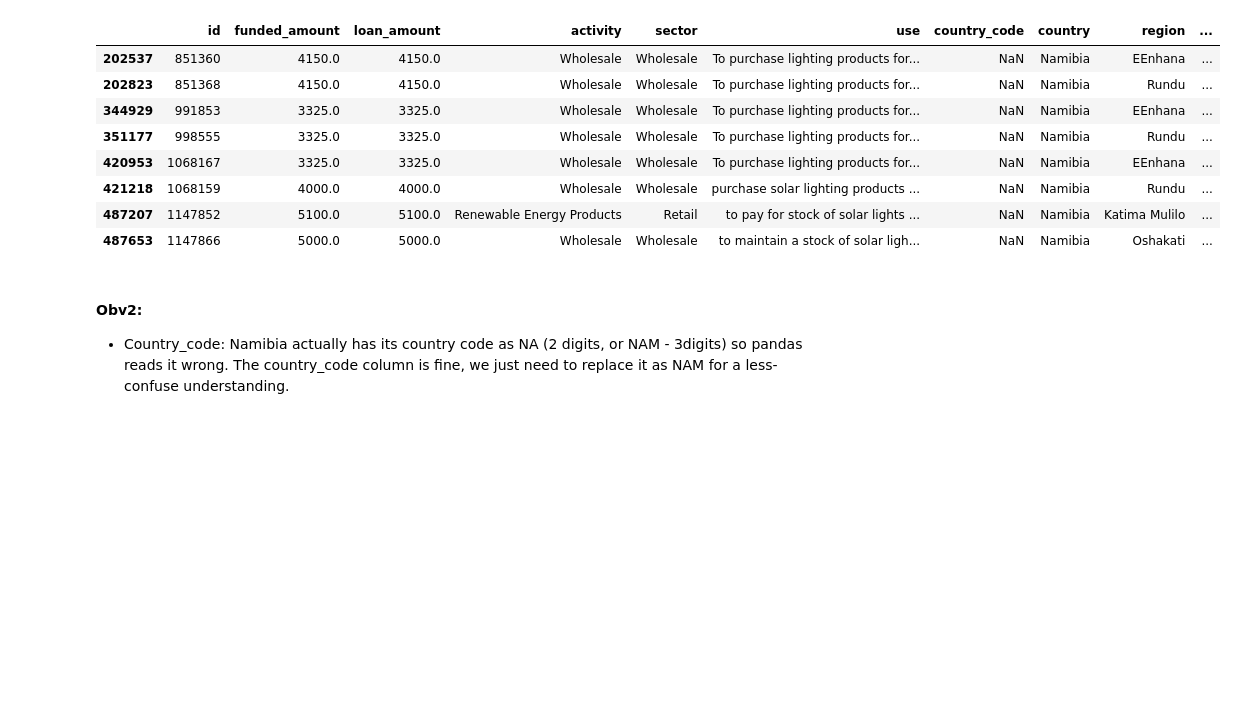
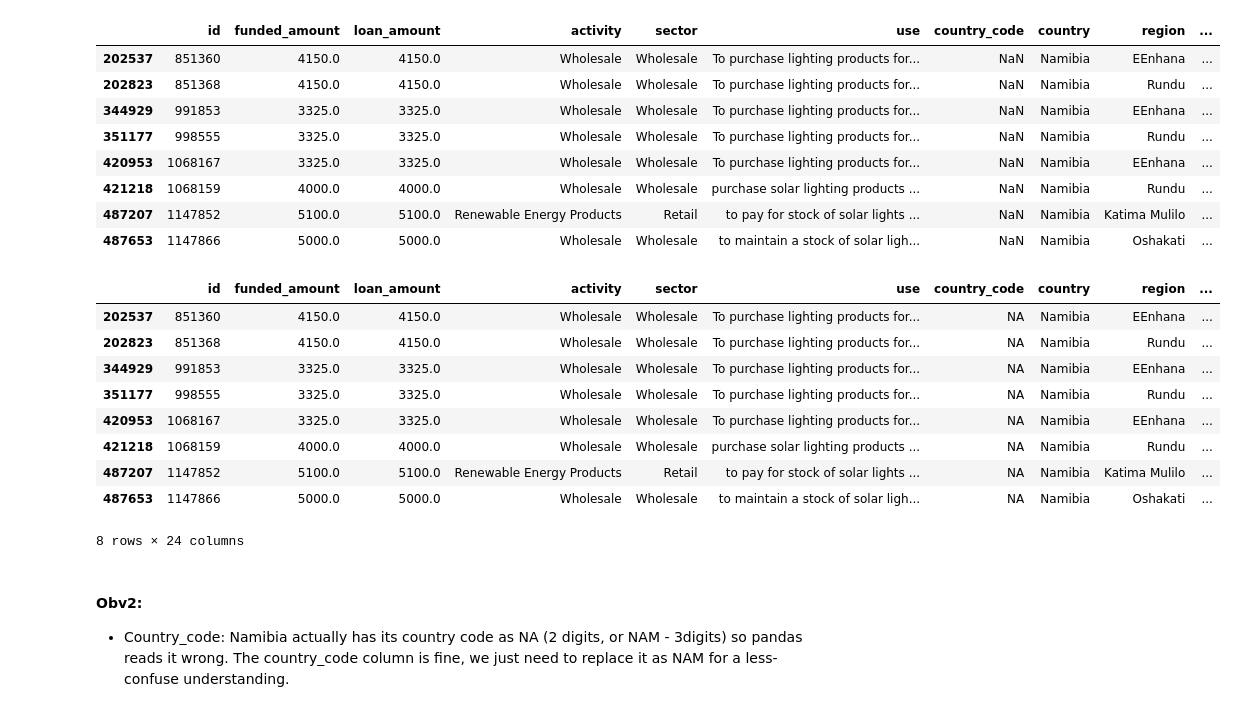
Before and after one commit to winnyduong/hb_hw_week2, a Jupyter notebook: A better Kiva .ipynb, the cells around one changed output. Cells and saved outputs as stored; diff of their text form; code cells hidden in the pictures; blank space fills up the shorter version.

```diff
--- a/A better Kiva .ipynb
+++ b/A better Kiva .ipynb
@@ -130,6 +132,19 @@ data[data['country_code'].isnull()]
 | 421218 | 1068159 | 4000.0 | 4000.0 | Wholesale | Wholesale | purchase solar lighting products ... | NaN | Namibia | Rundu | ... |
 | 487207 | 1147852 | 5100.0 | 5100.0 | Renewable Energy Products | Retail | to pay for stock of solar lights ... | NaN | Namibia | Katima Mulilo | ... |
 | 487653 | 1147866 | 5000.0 | 5000.0 | Wholesale | Wholesale | to maintain a stock of solar ligh... | NaN | Namibia | Oshakati | ... |
+# %%
+data[data['country'] == 'Namibia']
+# %% [output]
+|  | id | funded_amount | loan_amount | activity | sector | use | country_code | country | region | ... |
+| 202537 | 851360 | 4150.0 | 4150.0 | Wholesale | Wholesale | To purchase lighting products for... | NA | Namibia | EEnhana | ... |
+| 202823 | 851368 | 4150.0 | 4150.0 | Wholesale | Wholesale | To purchase lighting products for... | NA | Namibia | Rundu | ... |
+| 344929 | 991853 | 3325.0 | 3325.0 | Wholesale | Wholesale | To purchase lighting products for... | NA | Namibia | EEnhana | ... |
+| 351177 | 998555 | 3325.0 | 3325.0 | Wholesale | Wholesale | To purchase lighting products for... | NA | Namibia | Rundu | ... |
+| 420953 | 1068167 | 3325.0 | 3325.0 | Wholesale | Wholesale | To purchase lighting products for... | NA | Namibia | EEnhana | ... |
+| 421218 | 1068159 | 4000.0 | 4000.0 | Wholesale | Wholesale | purchase solar lighting products ... | NA | Namibia | Rundu | ... |
+| 487207 | 1147852 | 5100.0 | 5100.0 | Renewable Energy Products | Retail | to pay for stock of solar lights ... | NA | Namibia | Katima Mulilo | ... |
+| 487653 | 1147866 | 5000.0 | 5000.0 | Wholesale | Wholesale | to maintain a stock of solar ligh... | NA | Namibia | Oshakati | ... |
+8 rows × 24 columns
 # %% [markdown]
 #### Obv2:
 - Country_code: Namibia actually has its country code as NA (2 digits, or NAM - 3digits) so pandas reads it wrong. The country_code column is fine, we just need to replace it as NAM for a less-confuse understanding.
```
Also changed, not shown: parts of 4 cells of this notebook.
